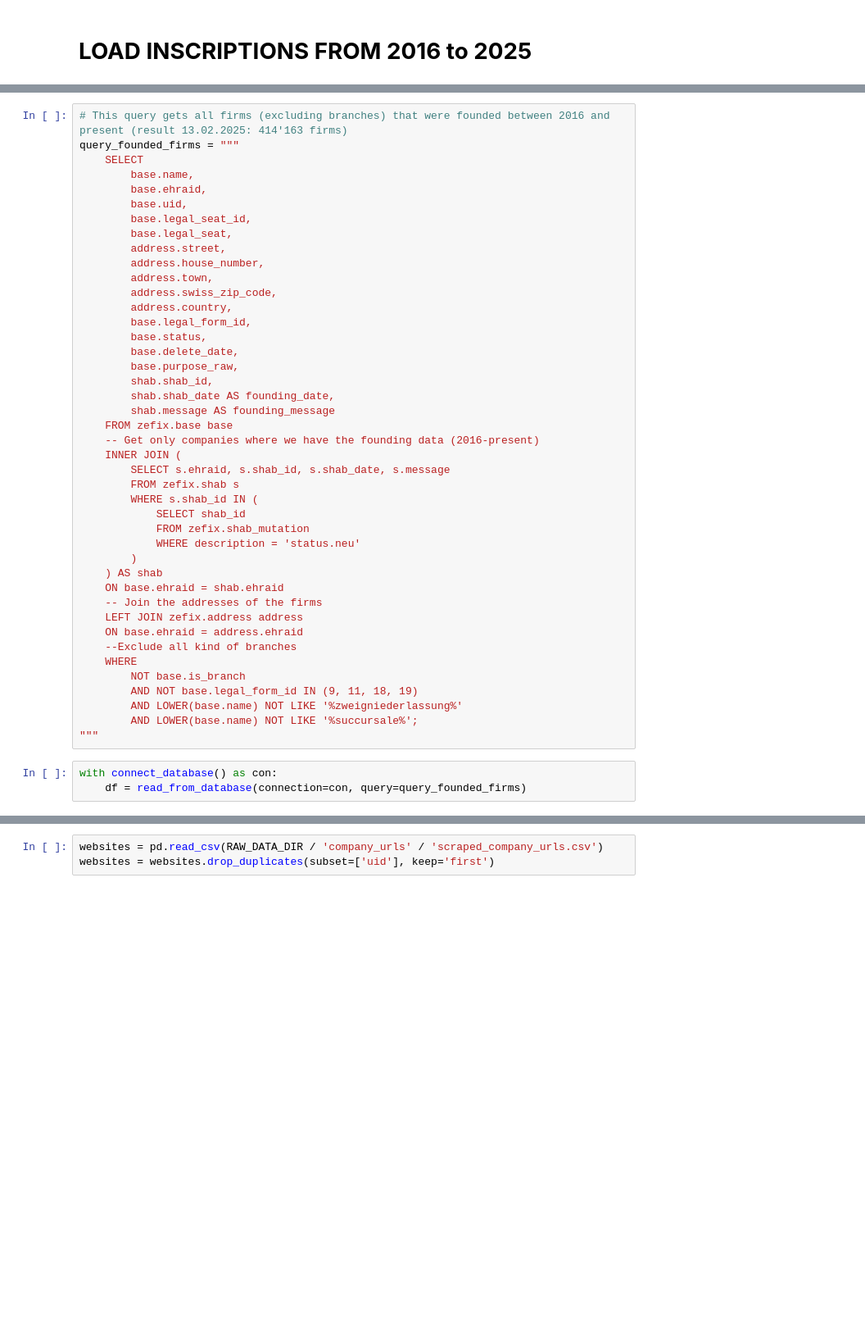
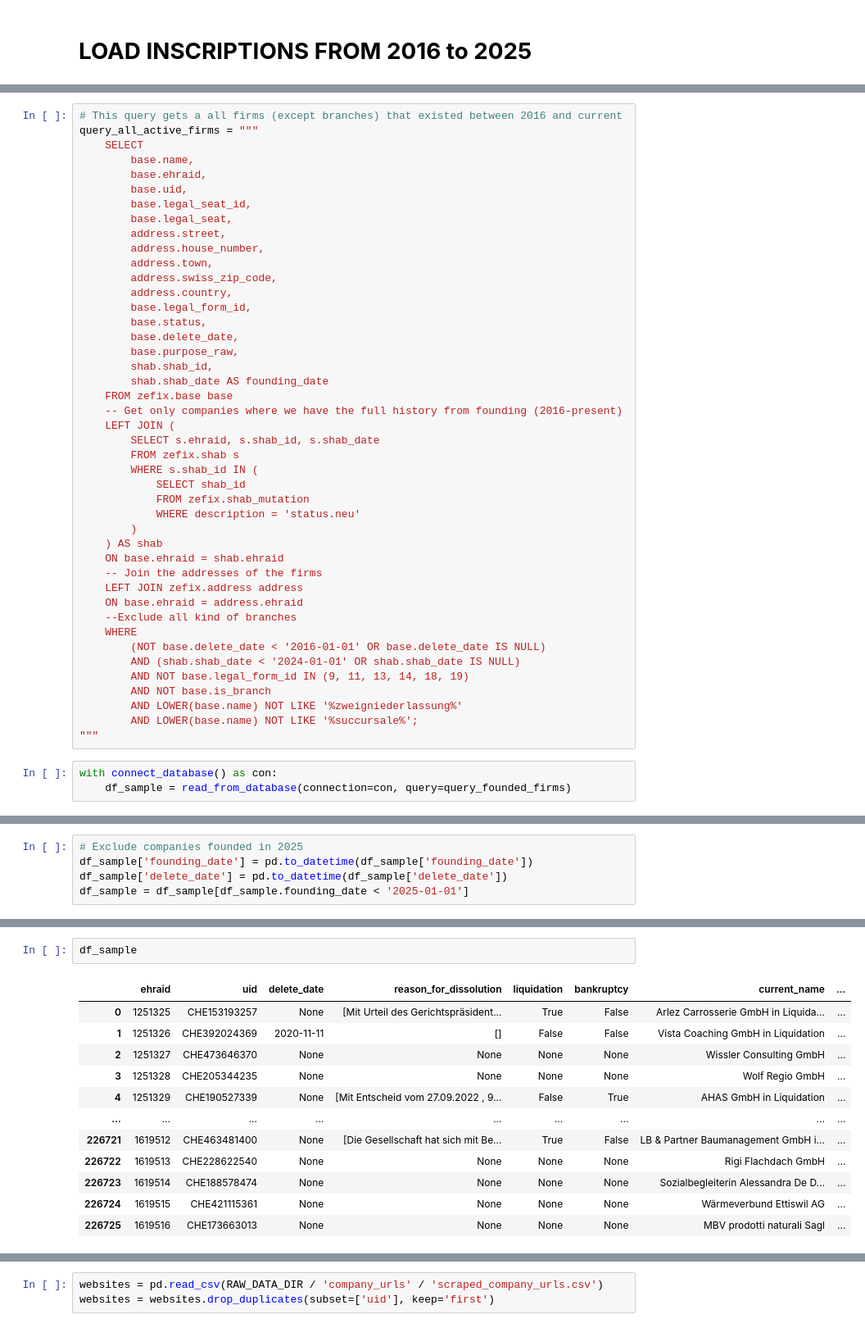
Before and after one commit to MaBlock7/company_success_prediction, a Jupyter notebook: success_prediction/zefix_feature_engineering.ipynb, the cells around one changed output, grey strips where cells are left out. Shown at 82% size. Drawn from its saved outputs; the diff is of its cells as text; blank space fills up the shorter version.

Commit message:
Created historical company sample

```diff
--- a/success_prediction/zefix_feature_engineering.ipynb
+++ b/success_prediction/zefix_feature_engineering.ipynb
@@ -34,6 +231,6 @@ id2legalform = {
 # %%
-# This query gets all firms (excluding branches) that were founded between 2016 and present (result 13.02.2025: 414'163 firms)
-query_founded_firms = """
+# This query gets a all firms (except branches) that existed between 2016 and current
+query_all_active_firms = """
     SELECT
         base.name,
         base.ehraid,
@@ -50,12 +247,11 @@ query_founded_firms = """
         base.delete_date,
         base.purpose_raw,
         shab.shab_id,
-        shab.shab_date AS founding_date,
-        shab.message AS founding_message
+        shab.shab_date AS founding_date
     FROM zefix.base base
-    -- Get only companies where we have the founding data (2016-present)
-    INNER JOIN (
-        SELECT s.ehraid, s.shab_id, s.shab_date, s.message
+    -- Get only companies where we have the full history from founding (2016-present)
+    LEFT JOIN (
+        SELECT s.ehraid, s.shab_id, s.shab_date
         FROM zefix.shab s
         WHERE s.shab_id IN (
             SELECT shab_id
@@ -69,11 +265,13 @@ query_founded_firms = """
     ON base.ehraid = address.ehraid
     --Exclude all kind of branches
     WHERE
-        NOT base.is_branch
-        AND NOT base.legal_form_id IN (9, 11, 18, 19)
+        (NOT base.delete_date < '2016-01-01' OR base.delete_date IS NULL)
+        AND (shab.shab_date < '2024-01-01' OR shab.shab_date IS NULL)
+        AND NOT base.legal_form_id IN (9, 11, 13, 14, 18, 19)
+        AND NOT base.is_branch
         AND LOWER(base.name) NOT LIKE '%zweigniederlassung%'
         AND LOWER(base.name) NOT LIKE '%succursale%';
 """
 # %%
 with connect_database() as con:
-    df = read_from_database(connection=con, query=query_founded_firms)
+    df_sample = read_from_database(connection=con, query=query_founded_firms)
@@ -81,0 +281,5 @@ DiskFull: could not create temporary file "base/pgsql_tmp/pgsql_tmp866514.0.shar
+# %%
+# Exclude companies founded in 2025
+df_sample['founding_date'] = pd.to_datetime(df_sample['founding_date'])
+df_sample['delete_date'] = pd.to_datetime(df_sample['delete_date'])
+df_sample = df_sample[df_sample.founding_date < '2025-01-01']
@@ -81,0 +294,15 @@ DiskFull: could not create temporary file "base/pgsql_tmp/pgsql_tmp866514.0.shar
+# %%
+df_sample
+# %% [output]
+|  | ehraid | uid | delete_date | reason_for_dissolution | liquidation | bankruptcy | current_name | ... |
+| 0 | 1251325 | CHE153193257 | None | [Mit Urteil des Gerichtspräsident... | True | False | Arlez Carrosserie GmbH in Liquida... | ... |
+| 1 | 1251326 | CHE392024369 | 2020-11-11 | [] | False | False | Vista Coaching GmbH in Liquidation | ... |
+| 2 | 1251327 | CHE473646370 | None | None | None | None | Wissler Consulting GmbH | ... |
+| 3 | 1251328 | CHE205344235 | None | None | None | None | Wolf Regio GmbH | ... |
+| 4 | 1251329 | CHE190527339 | None | [Mit Entscheid vom 27.09.2022 , 9... | False | True | AHAS GmbH in Liquidation | ... |
+| ... | ... | ... | ... | ... | ... | ... | ... | ... |
+| 226721 | 1619512 | CHE463481400 | None | [Die Gesellschaft hat sich mit Be... | True | False | LB & Partner Baumanagement GmbH i... | ... |
+| 226722 | 1619513 | CHE228622540 | None | None | None | None | Rigi Flachdach GmbH | ... |
+| 226723 | 1619514 | CHE188578474 | None | None | None | None | Sozialbegleiterin Alessandra De D... | ... |
+| 226724 | 1619515 | CHE421115361 | None | None | None | None | Wärmeverbund Ettiswil AG | ... |
+| 226725 | 1619516 | CHE173663013 | None | None | None | None | MBV prodotti naturali Sagl | ... |
```
Also changed, not shown: parts of 10 cells of this notebook.
